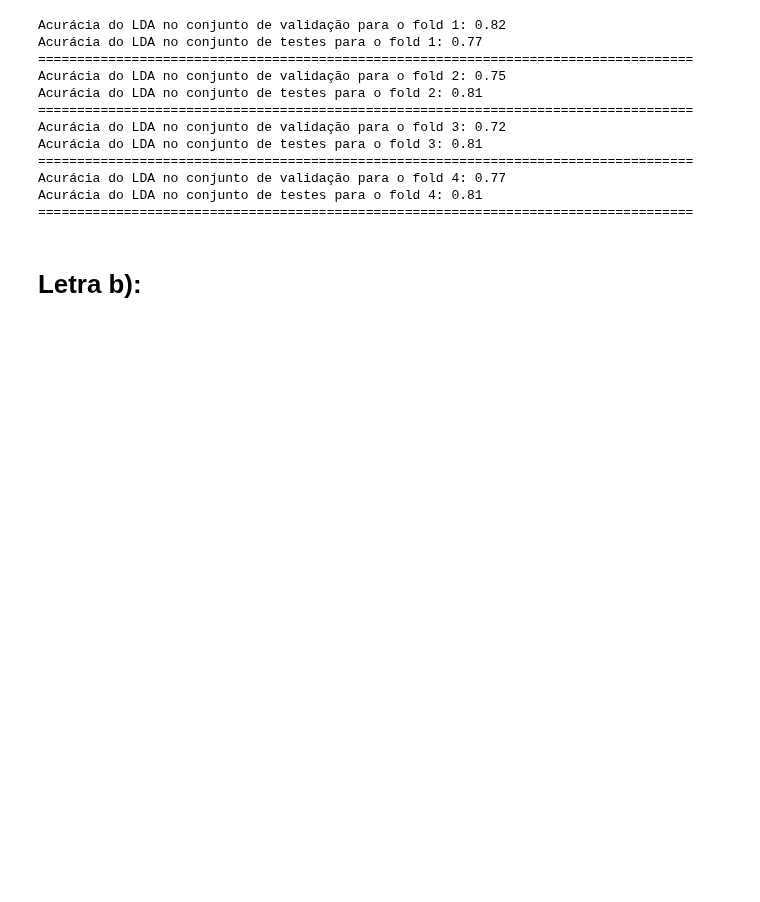
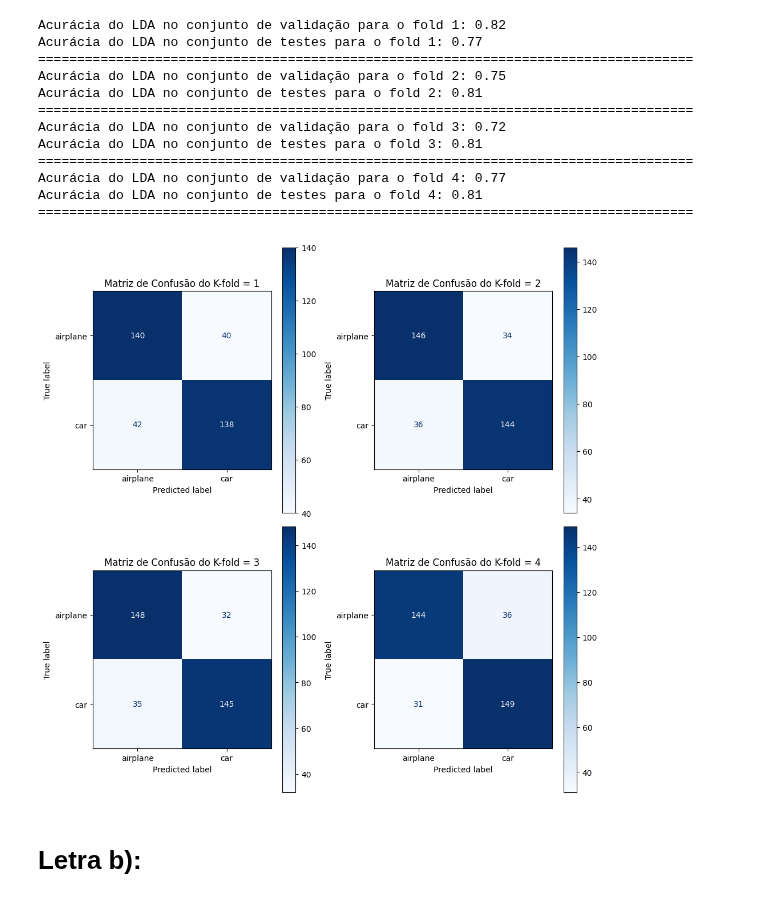
Before and after one commit to lorran-araujo/LNCC, a Jupyter notebook: disciplinas/redes-neurais/codes/lista3/exercicio3.ipynb, the cells around one changed output. Drawn from its saved outputs; the diff is of its cells as text; code cells hidden in the pictures; blank space fills up the shorter version.

```diff
--- a/disciplinas/redes-neurais/codes/lista3/exercicio3.ipynb
+++ b/disciplinas/redes-neurais/codes/lista3/exercicio3.ipynb
@@ -214,7 +223,7 @@ Treina o LDA:
 kf1 = KFold(n_splits=4, shuffle=True, random_state=42)
 
 # lista para armazenar os modelos
-lda = []
+ldas = []
 
 # itera sobre cada fold
 for fold, (train_index, test_index) in enumerate(kf1.split(x_train_pca)):
@@ -224,6 +233,8 @@ for fold, (train_index, test_index) in enumerate(kf1.split(x_train_pca)):
 
     lda = LinearDiscriminantAnalysis(n_components=1)
     X_lda = lda.fit(X_train2, y_train2.ravel()).transform(X_train2)
+
+    ldas.append(lda)
 
     # Avaliando o modelo
     y_pred1 = lda.predict(X_val)
@@ -248,6 +259,34 @@ Acurácia do LDA no conjunto de testes para o fold 3: 0.81
 Acurácia do LDA no conjunto de validação para o fold 4: 0.77
 Acurácia do LDA no conjunto de testes para o fold 4: 0.81
 ====================================================================================
+# %%
+def plot_confusion(x_tests, y_tests, models, class_labels, i):
+
+    rows = (i + 1) // 2
+    fig, axes = plt.subplots(rows, 2, figsize=(10, 5 * rows))
+
+    axes = np.atleast_2d(axes)
+
+    for idx in range(i):
+        y_pred = models[idx].predict(x_tests)
+
+        cm = confusion_matrix(y_tests, y_pred)
+
+        ax = axes[idx // 2, idx % 2]
+
+        disp = ConfusionMatrixDisplay(confusion_matrix=cm, display_labels=class_labels)
+        disp.plot(cmap='Blues', ax=ax)
+        ax.set_title(f'Matriz de Confusão do K-fold = {idx+1}')
+
+    if i % 2 != 0:
+        fig.delaxes(axes[-1, -1])
+
+    plt.tight_layout()
+    plt.show()
+# %%
+plot_confusion(x_tests=X_test_pca, y_tests=y_test, class_labels=['airplane', 'car'], models=ldas, i=4)
+# %% [output]
+[figure, added]
 # %% [markdown]
 # Letra b):
 # %% [markdown]
```
Also changed, not shown: parts of 5 cells of this notebook, 6 other files.
